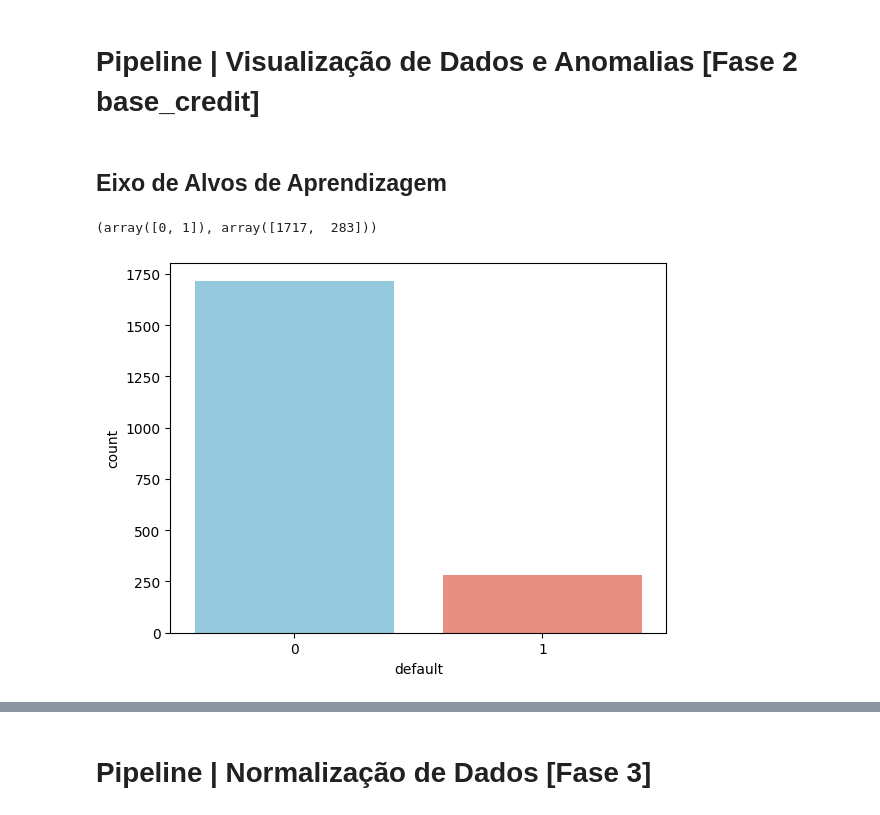
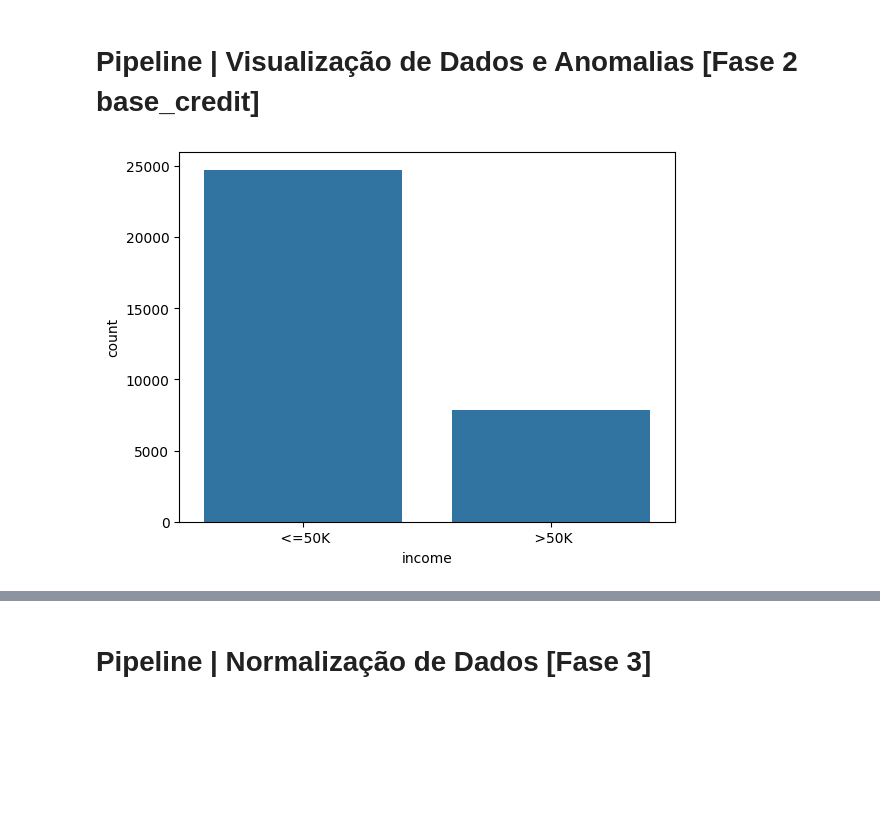
Before and after one commit to WillianSCorrea/am-t4-s1a2026, a Jupyter notebook: census0416_amt4_1.ipynb, the cells around one changed output, grey strips where cells are left out. Cells and saved outputs as stored; diff of their text form; code cells hidden in the pictures; blank space fills up the shorter version.

```diff
--- a/census0416_amt4_1.ipynb
+++ b/census0416_amt4_1.ipynb
@@ -98,17 +87,9 @@ base_credit.loc[base_credit['loan'] < 0]
 # %% [markdown]
 # Pipeline | Visualização de Dados e Anomalias [Fase 2 base_credit]
-# %% [markdown]
-## Eixo de Alvos de Aprendizagem
 # %%
-np.unique(base_credit['default'], return_counts=True)
+np.unique(base_census['income'], return_counts=True);
-# %% [output]
-(array([0, 1]), array([1717,  283]))
-# %%
-sns.countplot(
-    x=base_credit['default'],
-    hue=base_credit['default'],
-    palette=['skyblue', 'salmon'],
-    legend=False);
-# %% [output]
-[figure, removed]
+# %%
+sns.countplot(x=base_census['income']);
+# %% [output]
+[figure, added]
 # %%
```
Also changed, not shown: parts of 35 cells of this notebook.
